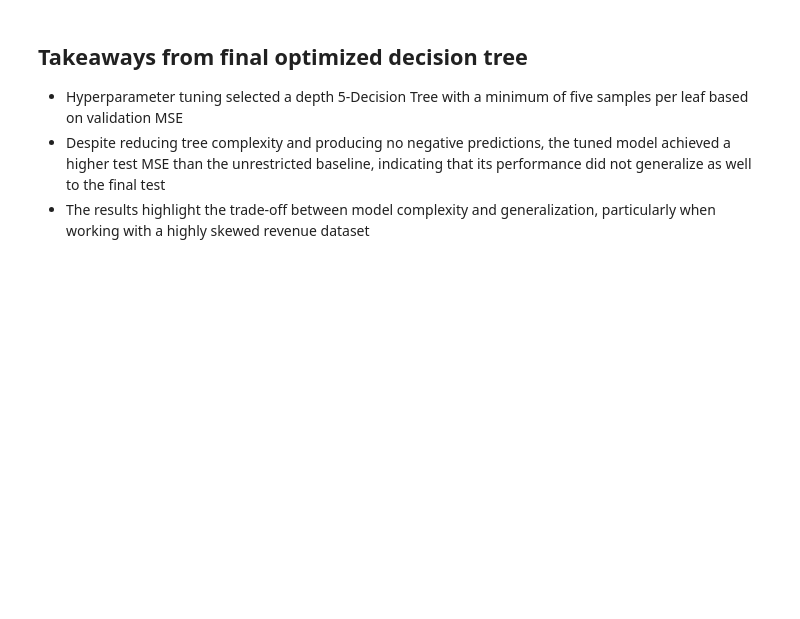
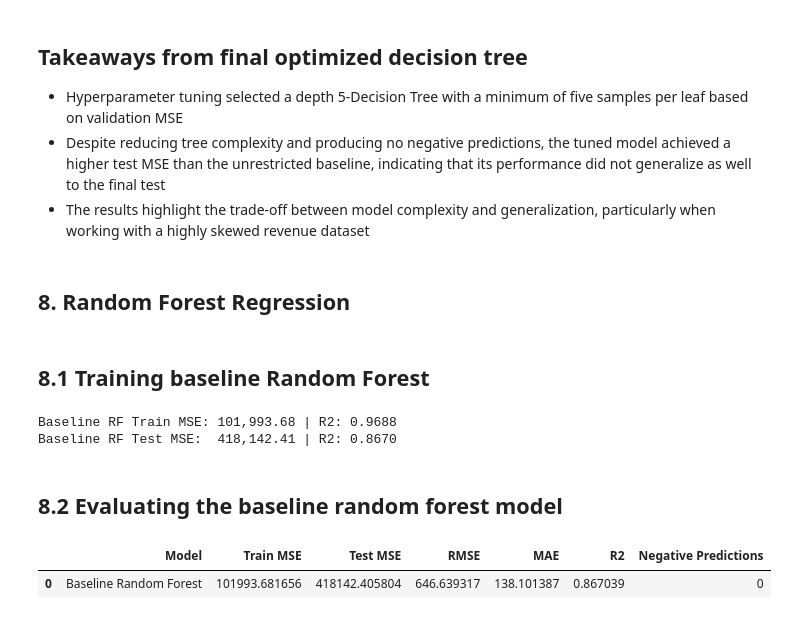
Before and after one commit to L-nsamba/linear_regression_model, a Jupyter notebook: summative/linear_regression/multivariate.ipynb, the cells around one changed output. Cells and saved outputs as stored; diff of their text form; code cells hidden in the pictures; blank space fills up the shorter version.

```diff
--- a/summative/linear_regression/multivariate.ipynb
+++ b/summative/linear_regression/multivariate.ipynb
@@ -1394,3 +1394,64 @@ display(dt_final_results_df)
 - Hyperparameter tuning selected a depth 5-Decision Tree with a minimum of five samples per leaf based on validation MSE
 - Despite reducing tree complexity and producing no negative predictions, the tuned model achieved a higher test MSE than the unrestricted baseline, indicating that its performance did not generalize as well to the final test
 - The results highlight the trade-off between model complexity and generalization, particularly when working with a highly skewed revenue dataset
+# %% [markdown]
+## 8. Random Forest Regression
+# %% [markdown]
+## 8.1 Training baseline Random Forest
+# %%
+from sklearn.ensemble import RandomForestRegressor
+
+# Initializing the baseline Random Forest Model
+baseline_rf = RandomForestRegressor(
+    n_estimators=100,
+    max_depth=None,
+    min_samples_leaf=1,
+    random_state=42,
+    n_jobs=-1,
+)
+
+# Fitting the model on the training dataset
+baseline_rf.fit(X_train_processed, y_train)
+
+# Generating training and testing predictions
+rf_baseline_train_preds = baseline_rf.predict(X_train_processed)
+rf_baseline_test_preds = baseline_rf.predict(X_test_processed)
+
+# Evaluation of performance metrics
+rf_train_mse = mean_squared_error(y_train, rf_baseline_train_preds)
+rf_test_mse = mean_squared_error(y_test, rf_baseline_test_preds)
+rf_train_r2 = r2_score(y_train, rf_baseline_train_preds)
+rf_test_r2 = r2_score(y_test, rf_baseline_test_preds)
+
+print(f"Baseline RF Train MSE: {rf_train_mse:,.2f} | R2: {rf_train_r2:.4f}")
+print(f"Baseline RF Test MSE:  {rf_test_mse:,.2f} | R2: {rf_test_r2:.4f}")
+# %% [output]
+Baseline RF Train MSE: 101,993.68 | R2: 0.9688
+Baseline RF Test MSE:  418,142.41 | R2: 0.8670
+# %% [markdown]
+## 8.2 Evaluating the baseline random forest model
+# %%
+# Calculating the evaluation metrics
+rf_baseline_train_mse = mean_squared_error(y_train, rf_baseline_train_preds)
+rf_baseline_test_mse = mean_squared_error(y_test, rf_baseline_test_preds)
+rf_baseline_rmse = np.sqrt(rf_baseline_test_mse)
+rf_baseline_mae = mean_absolute_error(y_test, rf_baseline_test_preds)
+rf_baseline_r2 = r2_score(y_test, rf_baseline_test_preds)
+rf_baseline_neg_preds = int(np.sum(rf_baseline_test_preds < 0))
+
+# Storing the results
+rf_baseline_metrics = {
+    "Model": "Baseline Random Forest",
+    "Train MSE": rf_baseline_train_mse,
+    "Test MSE": rf_baseline_test_mse,
+    "RMSE": rf_baseline_rmse,
+    "MAE": rf_baseline_mae,
+    "R2": rf_baseline_r2,
+    "Negative Predictions": rf_baseline_neg_preds,
+}
+
+# Displaying the metrics
+display(pd.DataFrame([rf_baseline_metrics]))
+# %% [output]
+|  | Model | Train MSE | Test MSE | RMSE | MAE | R2 | Negative Predictions |
+| 0 | Baseline Random Forest | 101993.681656 | 418142.405804 | 646.639317 | 138.101387 | 0.867039 | 0 |
```
Also changed, not shown: parts of 9 cells of this notebook.
